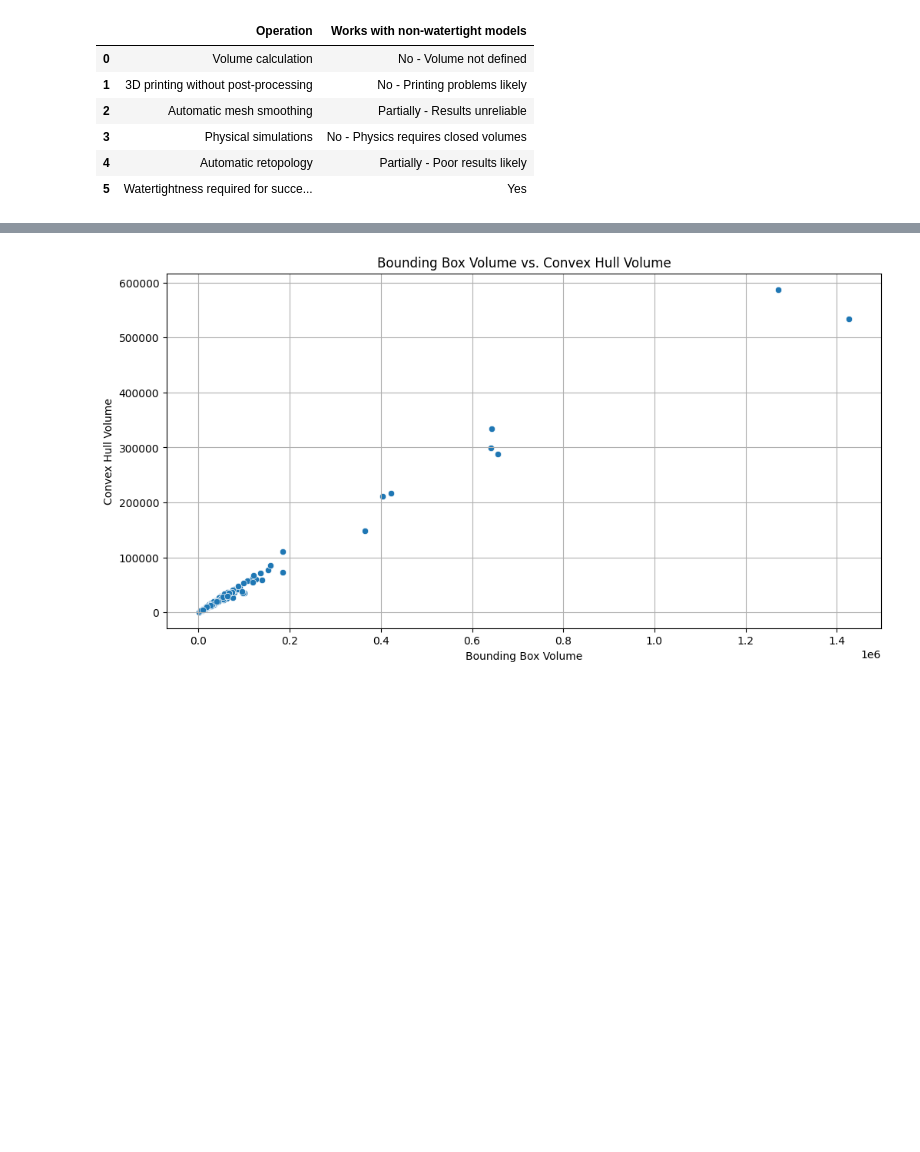
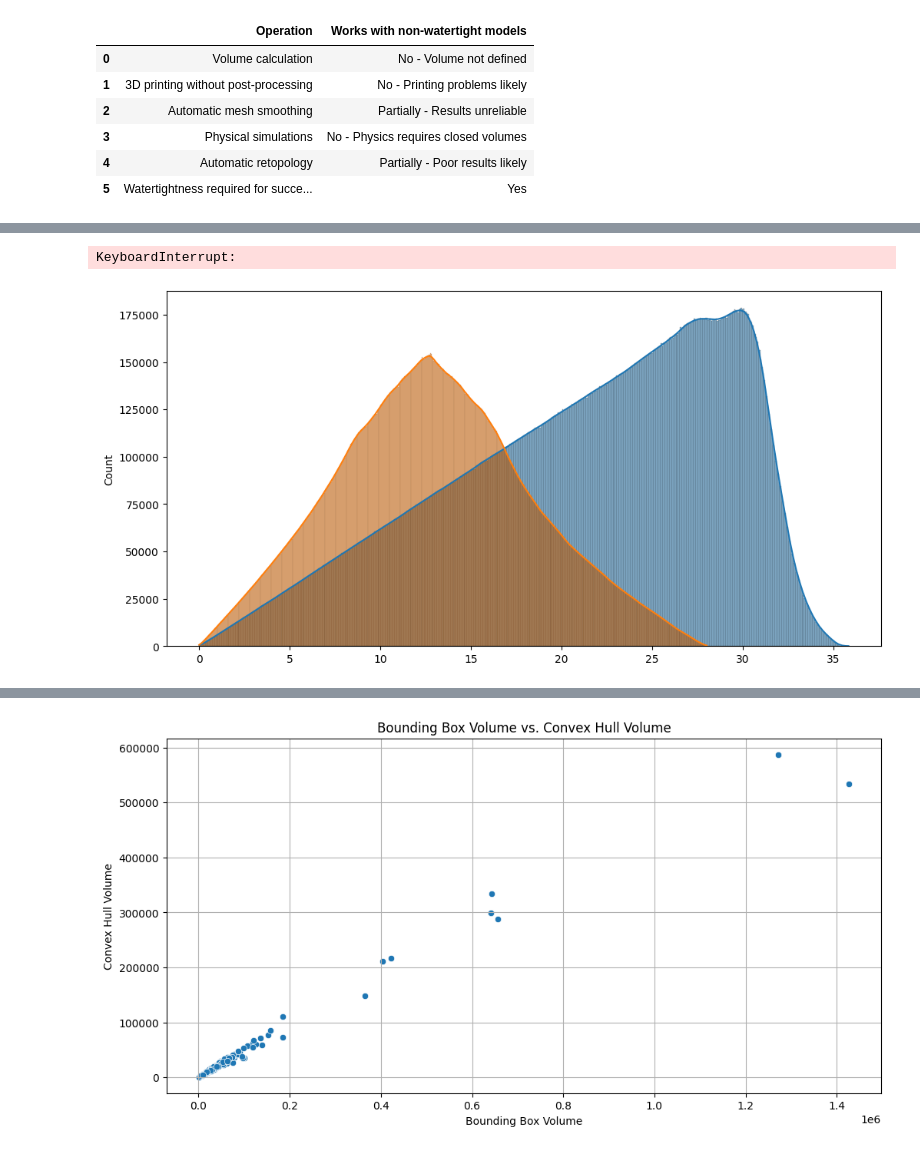
Before and after one commit to 3d-pollen-reconstruction/sequoia, a Jupyter notebook: notebooks/dataset_prep_exploration.ipynb, the cells around one changed output, grey strips where cells are left out. Cells and saved outputs as stored; diff of their text form; code cells hidden in the pictures; blank space fills up the shorter version.

```diff
--- a/notebooks/dataset_prep_exploration.ipynb
+++ b/notebooks/dataset_prep_exploration.ipynb
@@ -64,3 +166,9 @@ Visualization created for 21464_anthoxanthum_odoratum_NIH3D.stl
+# %%
+shape_distribution = analyzer.shape_distribution()
+analyzer.visualize_shape_distribution(shape_distribution)
+# %% [output]
+KeyboardInterrupt:
+[figure, added]
 # %%
 explorer = MeshExplorer()
 adv_results = explorer.run_advanced_analysis()
```
Also changed, not shown: parts of 12 cells of this notebook, 6 other files.
